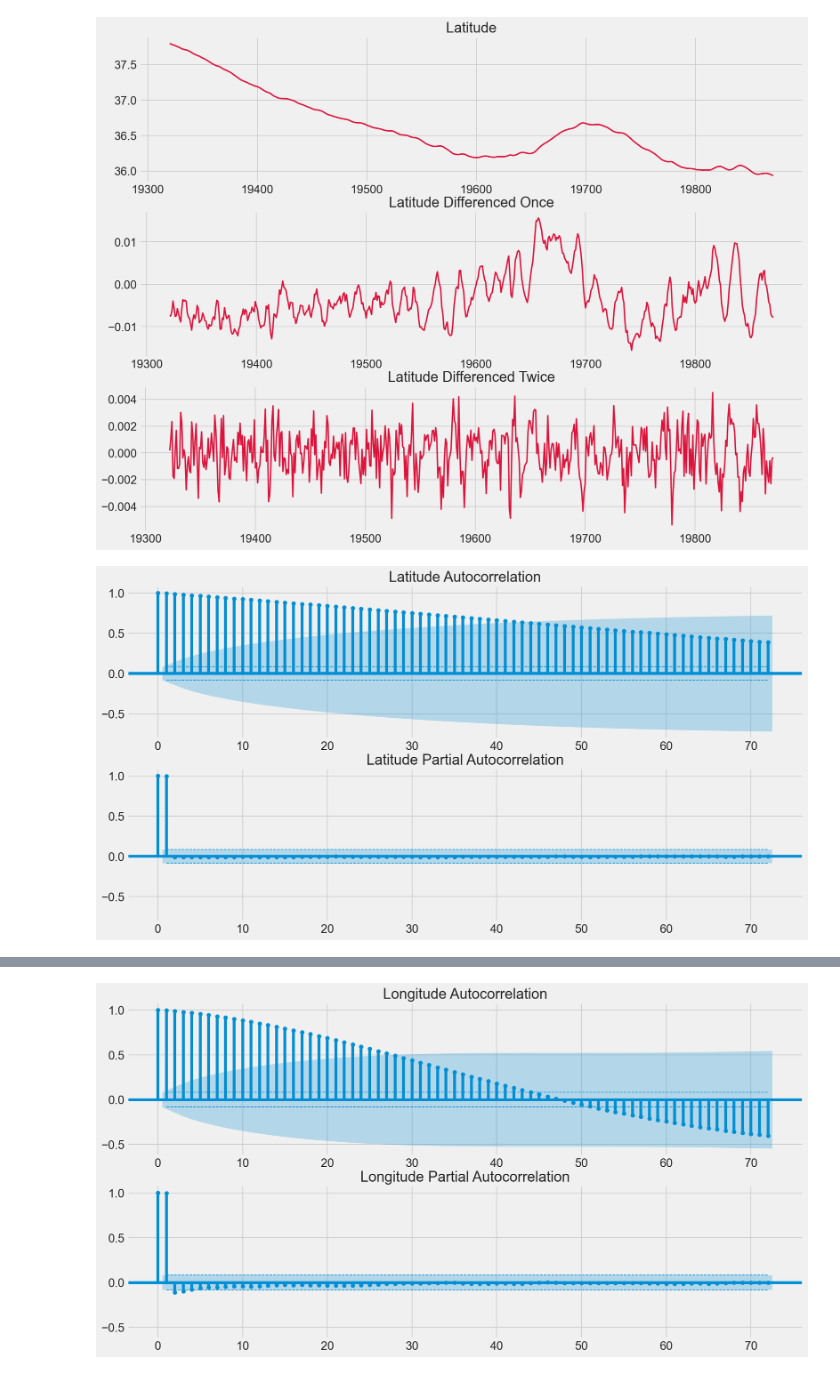
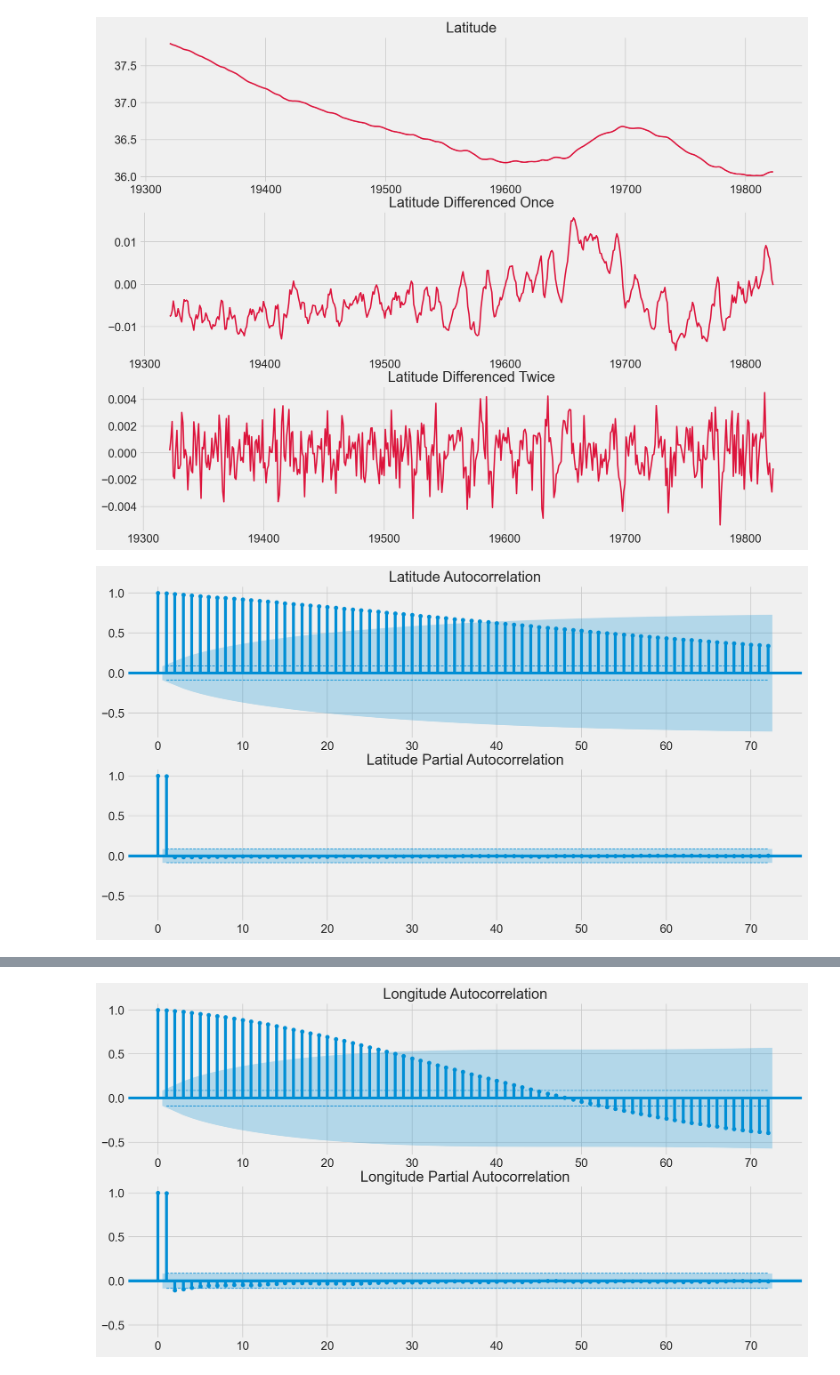
Before and after one commit to esbatiehsan/forecasting-floats, a Jupyter notebook: arima-model.ipynb, the cells around one changed output, grey strips where cells are left out. Drawn from its saved outputs; the diff is of its cells as text; code cells hidden in the pictures.

```diff
--- a/arima-model.ipynb
+++ b/arima-model.ipynb
@@ -33,12 +33,12 @@ def plot_autocorrs(data, buoy_id, feature, lags, alpha=0.05):
     ax[1].set_title(f'{feature} Partial Autocorrelation')
     plt.show()
 # %%
-def plot_diff(data, buoy_id, feature):
+def plot_diff(data, buoy_id, test_size, feature):
     fig, ax = plt.subplots(nrows=3, figsize=(15, 12))
-    data[data['Spot Id'] == buoy_id][feature].plot(kind='line', color=['crimson'], lw=2, ax=ax[0])
+    data[data['Spot Id'] == buoy_id][feature][:-test_size].plot(kind='line', color=['crimson'], lw=2, ax=ax[0])
     ax[0].set_title(f'{feature}')
-    data[data['Spot Id'] == buoy_id][feature].diff()[1:].plot(kind='line', color=['crimson'], lw=2, ax=ax[1])
+    data[data['Spot Id'] == buoy_id][feature][:-test_size].diff()[1:].plot(kind='line', color=['crimson'], lw=2, ax=ax[1])
     ax[1].set_title(f'{feature} Differenced Once')
-    data[data['Spot Id'] == buoy_id][feature].diff().diff()[2:].plot(kind='line', color=['crimson'], lw=2, ax=ax[2])
+    data[data['Spot Id'] == buoy_id][feature][:-test_size].diff().diff()[2:].plot(kind='line', color=['crimson'], lw=2, ax=ax[2])
     ax[2].set_title(f'{feature} Differenced Twice')
     plt.show()
@@ -45,8 +65,8 @@ def plot_diff(data, buoy_id, feature):
 # %%
-plot_diff(buoy_data, 35, 'Latitude')
+plot_diff(buoy_data, 35, 48, 'Latitude')
 # %% [output]
-[figure, old version]
+[figure, new version]
 # %%
-plot_autocorrs(buoy_data, 35, 'Latitude', 72)
+plot_autocorrs(buoy_data, 35, 'Latitude', 48, 72)
 # %% [output]
-[figure, old version]
+[figure, new version]
```
Also changed, not shown: parts of 7 cells of this notebook.
